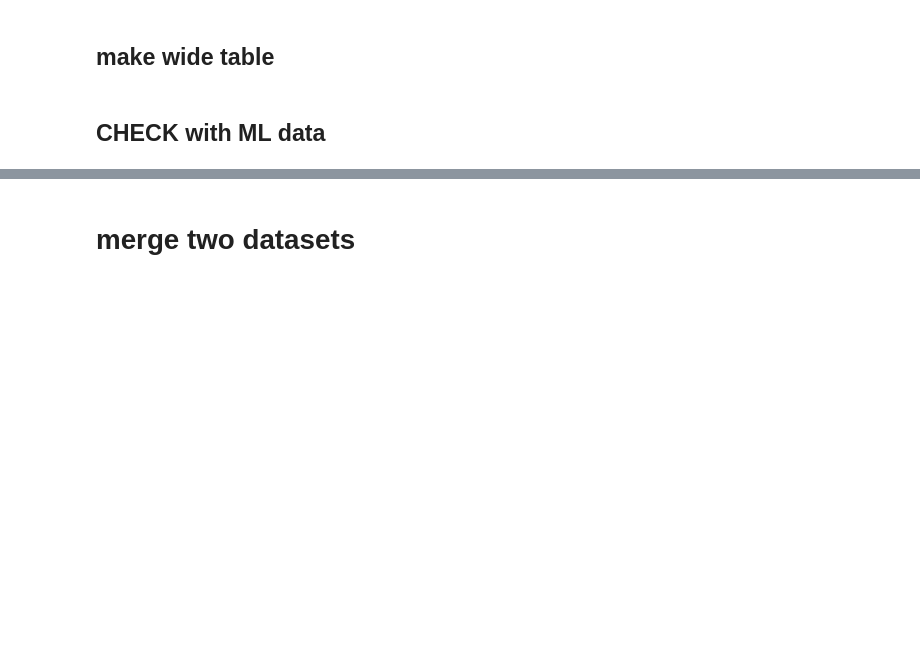
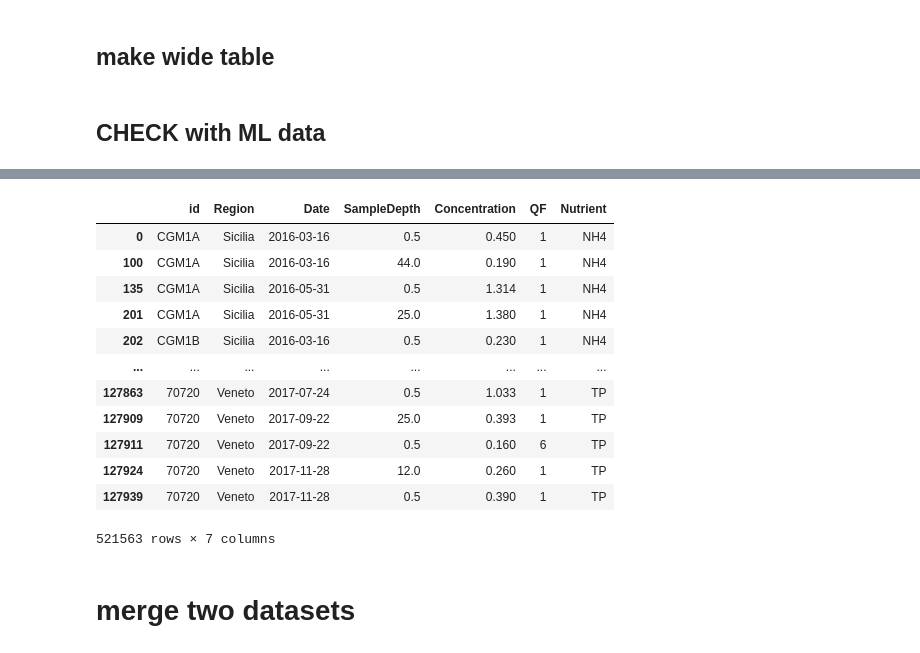
Before and after one commit to Alberto-Ghedin/ISPRA_20152017_Analysis, a Jupyter notebook: Create_dataset/modify_raw_env_data.ipynb, the cells around one changed output, grey strips where cells are left out. Saved outputs shown, nothing was run; the diff lists cells and outputs as text; code cells hidden in the pictures; blank space fills up the shorter version.

```diff
--- a/Create_dataset/modify_raw_env_data.ipynb
+++ b/Create_dataset/modify_raw_env_data.ipynb
@@ -169,3 +185,19 @@ ml_long.sort_values(["Region", "id", "Date", "Nutrient", "SampleDepth"]).drop_du
+# %%
+ml_long
+# %% [output]
+|  | id | Region | Date | SampleDepth | Concentration | QF | Nutrient |
+| 0 | CGM1A | Sicilia | 2016-03-16 | 0.5 | 0.450 | 1 | NH4 |
+| 100 | CGM1A | Sicilia | 2016-03-16 | 44.0 | 0.190 | 1 | NH4 |
+| 135 | CGM1A | Sicilia | 2016-05-31 | 0.5 | 1.314 | 1 | NH4 |
+| 201 | CGM1A | Sicilia | 2016-05-31 | 25.0 | 1.380 | 1 | NH4 |
+| 202 | CGM1B | Sicilia | 2016-03-16 | 0.5 | 0.230 | 1 | NH4 |
+| ... | ... | ... | ... | ... | ... | ... | ... |
+| 127863 | 70720 | Veneto | 2017-07-24 | 0.5 | 1.033 | 1 | TP |
+| 127909 | 70720 | Veneto | 2017-09-22 | 25.0 | 0.393 | 1 | TP |
+| 127911 | 70720 | Veneto | 2017-09-22 | 0.5 | 0.160 | 6 | TP |
+| 127924 | 70720 | Veneto | 2017-11-28 | 12.0 | 0.260 | 1 | TP |
+| 127939 | 70720 | Veneto | 2017-11-28 | 0.5 | 0.390 | 1 | TP |
+521563 rows × 7 columns
 # %% [markdown]
 # merge two datasets
 # %% [markdown]
```
Also changed, not shown: parts of 2 cells of this notebook.
